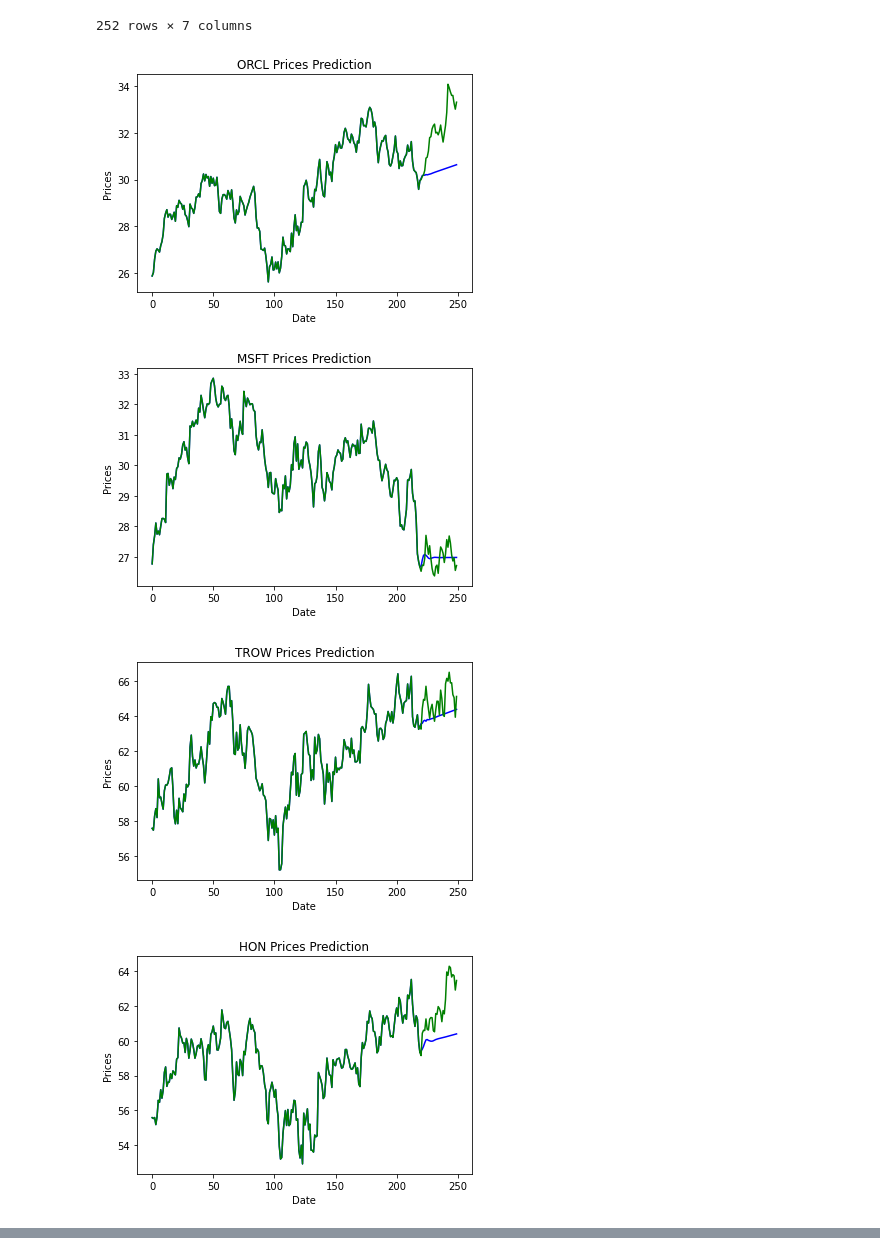
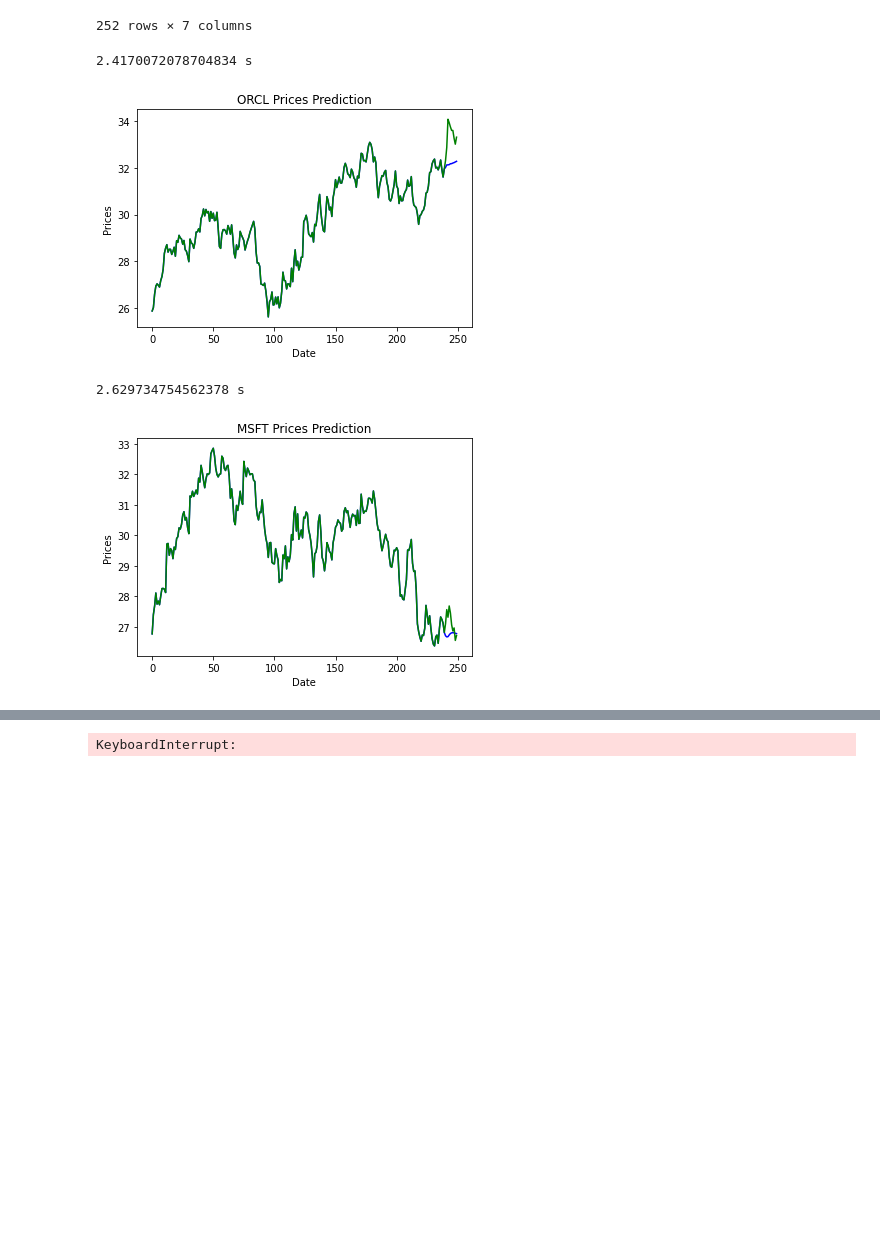
Before and after one commit to welvin21/Chengdu80_2020, a Jupyter notebook: notebooks/ARIMA.ipynb, the cells around one changed output, grey strips where cells are left out. Saved outputs shown, nothing was run; the diff lists cells and outputs as text; code cells hidden in the pictures; blank space fills up the shorter version.

```diff
--- a/notebooks/ARIMA.ipynb
+++ b/notebooks/ARIMA.ipynb
@@ -31,6 +32,7 @@ fb_data
 252 rows × 7 columns
 # %%
 def get_arima_prediction(ticker, future_observations_count = 10):
+    start = time()
     df = stocks[ticker]
 
     df_train = df['PRC'].values[:df.shape[0] - future_observations_count]
@@ -47,6 +49,7 @@ def get_arima_prediction(ticker, future_observations_count = 10):
         model_predictions.append(y_hat)
         history.append(y_hat)
 
+    print(f"{time()-start} s")
     plt.plot([i for i in range(df.shape[0])], list(df_train) + model_predictions, color='blue')
     plt.plot([i for i in range(df.shape[0])], list(df_train) + list(df_test), color='green')
     plt.title(f'{ticker} Prices Prediction')
@@ -55,9 +58,9 @@ def get_arima_prediction(ticker, future_observations_count = 10):
     plt.show()
 # %%
 for ticker in stocks.keys():
-    get_arima_prediction(ticker, 30)
+    get_arima_prediction(ticker, 10)
 # %% [output]
+2.4170072078704834 s
-[figure, old version]
+[figure, new version]
+2.629734754562378 s
-[figure, old version]
+[figure, new version]
-[figure, removed]
-[figure, removed]
@@ -69,0 +67 @@ KeyboardInterrupt:
+KeyboardInterrupt:
```
Also changed, not shown: parts of 2 cells of this notebook.
